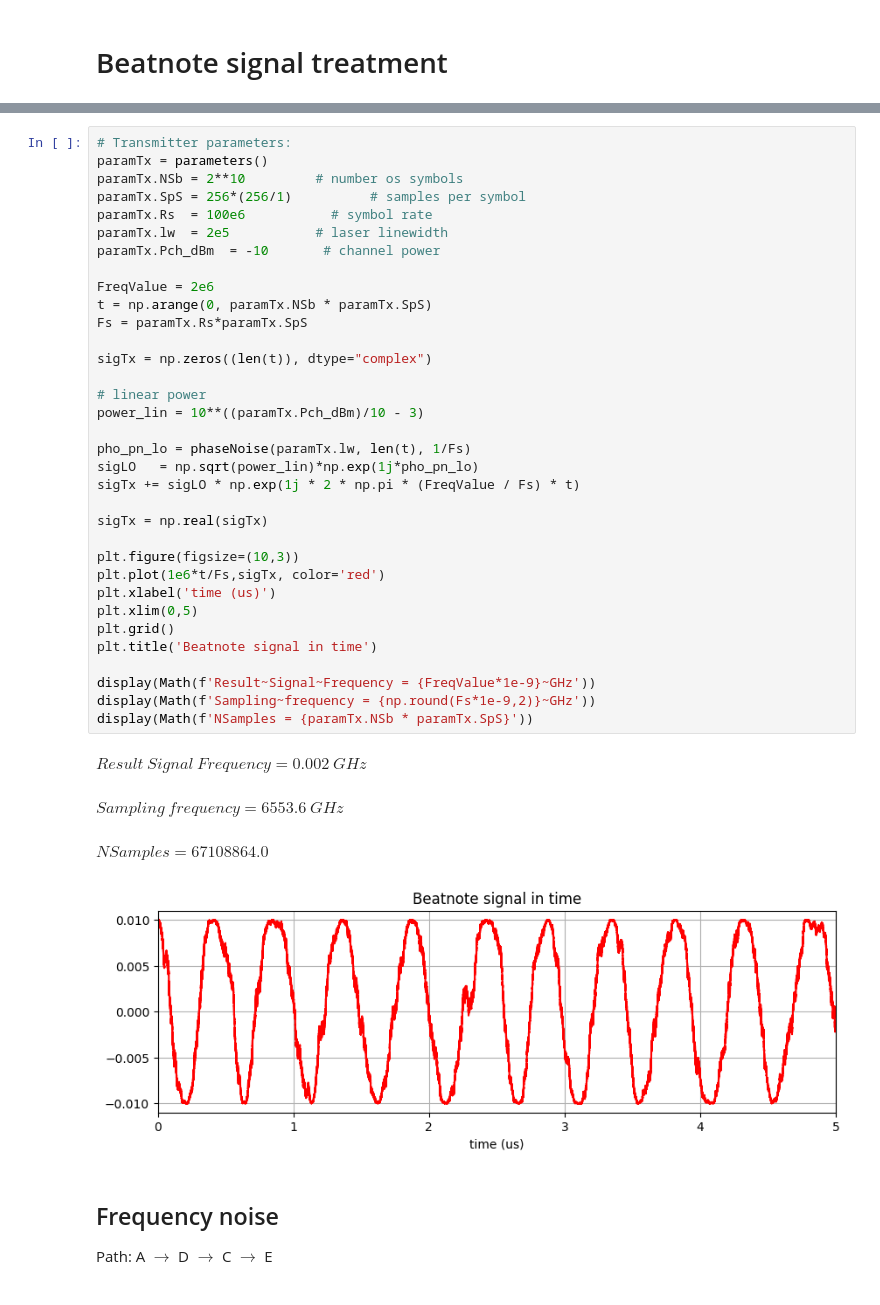
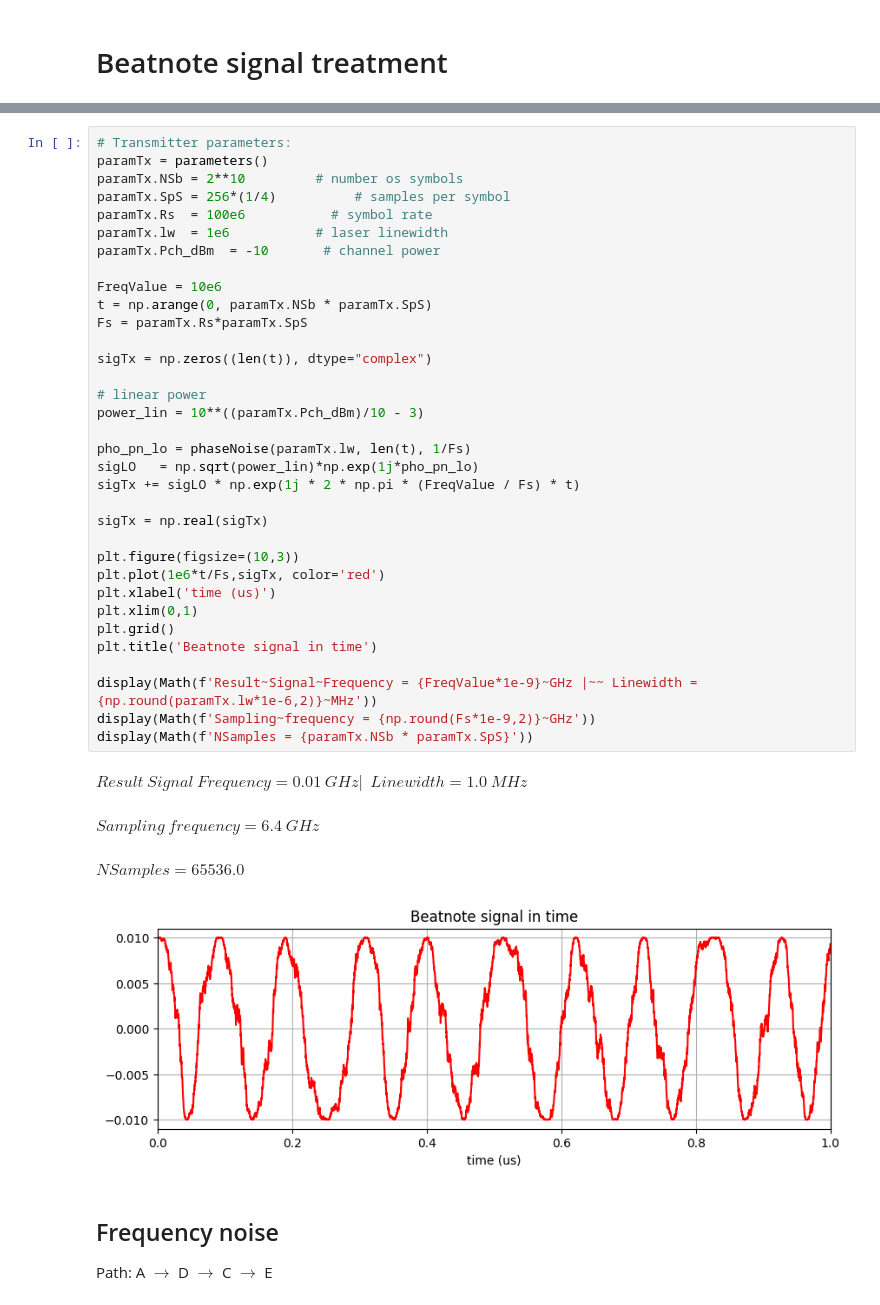
Before and after one commit to CaioRodrigues200/Laser-Study, a Jupyter notebook: Heterodyne_setup.ipynb, the cells around one changed output, grey strips where cells are left out. Saved outputs shown, nothing was run; the diff lists cells and outputs as text.

```diff
--- a/Heterodyne_setup.ipynb
+++ b/Heterodyne_setup.ipynb
@@ -223,42 +223,42 @@ plt.rcParams["figure.figsize"] = (8,6)
 # %%
 # Transmitter parameters:
 paramTx = parameters()
 paramTx.NSb = 2**10         # number os symbols
-paramTx.SpS = 256*(256/1)          # samples per symbol
+paramTx.SpS = 256*(1/4)          # samples per symbol
 paramTx.Rs  = 100e6           # symbol rate
-paramTx.lw  = 2e5           # laser linewidth
+paramTx.lw  = 1e6           # laser linewidth
 paramTx.Pch_dBm  = -10       # channel power
 
-FreqValue = 2e6
+FreqValue = 10e6
 t = np.arange(0, paramTx.NSb * paramTx.SpS)
 Fs = paramTx.Rs*paramTx.SpS
 
 sigTx = np.zeros((len(t)), dtype="complex")
 
 # linear power
 power_lin = 10**((paramTx.Pch_dBm)/10 - 3)
 
 pho_pn_lo = phaseNoise(paramTx.lw, len(t), 1/Fs)
 sigLO   = np.sqrt(power_lin)*np.exp(1j*pho_pn_lo)
 sigTx += sigLO * np.exp(1j * 2 * np.pi * (FreqValue / Fs) * t)
 
 sigTx = np.real(sigTx)
 
 plt.figure(figsize=(10,3))
 plt.plot(1e6*t/Fs,sigTx, color='red')
 plt.xlabel('time (us)')
-plt.xlim(0,5)
+plt.xlim(0,1)
 plt.grid()
 plt.title('Beatnote signal in time')
 
-display(Math(f'Result~Signal~Frequency = {FreqValue*1e-9}~GHz'))
+display(Math(f'Result~Signal~Frequency = {FreqValue*1e-9}~GHz |~~ Linewidth = {np.round(paramTx.lw*1e-6,2)}~MHz'))
 display(Math(f'Sampling~frequency = {np.round(Fs*1e-9,2)}~GHz'))
 display(Math(f'NSamples = {paramTx.NSb * paramTx.SpS}'))
 # %% [output]
-$\displaystyle Result~Signal~Frequency = 0.002~GHz$
+$\displaystyle Result~Signal~Frequency = 0.01~GHz |~~ Linewidth = 1.0~MHz$
-$\displaystyle Sampling~frequency = 6553.6~GHz$
+$\displaystyle Sampling~frequency = 6.4~GHz$
-$\displaystyle NSamples = 67108864.0$
+$\displaystyle NSamples = 65536.0$
-[figure, old version]
+[figure, new version]
 # %% [markdown]
 ## Frequency noise
 
```
Also changed, not shown: parts of 7 cells of this notebook.
